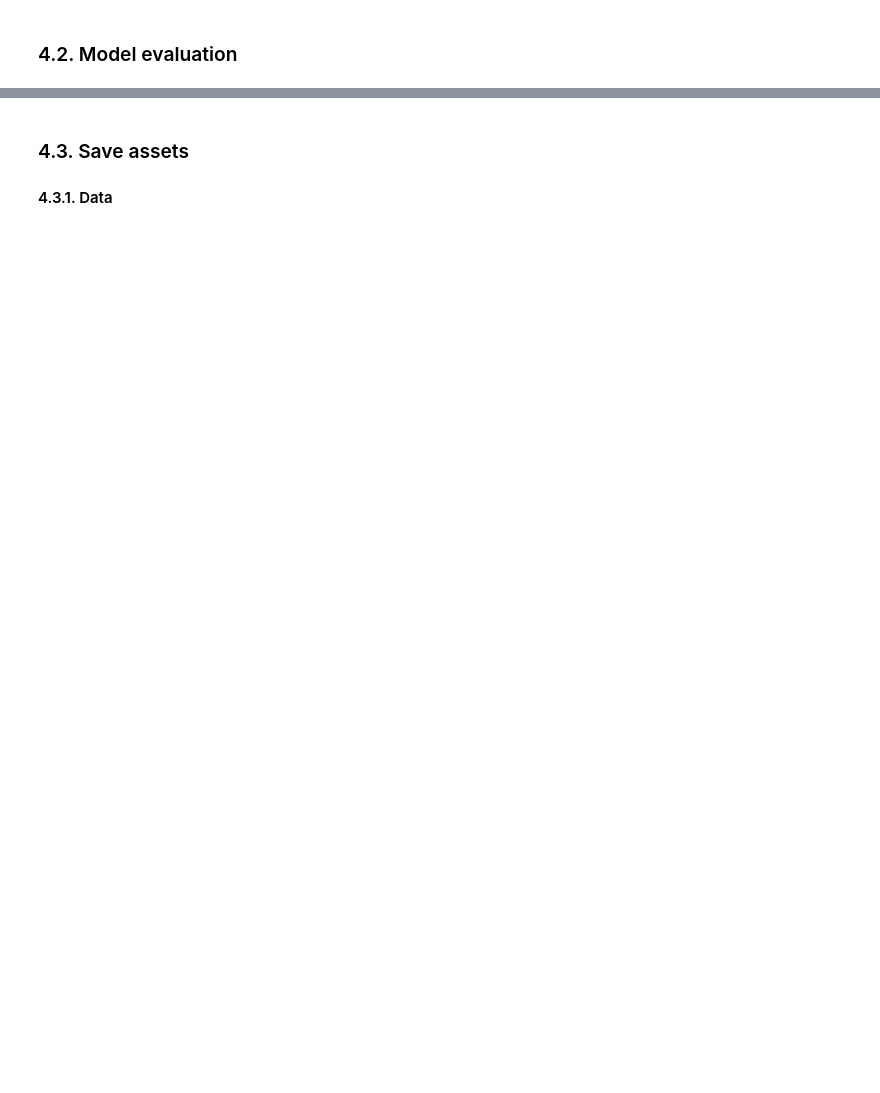
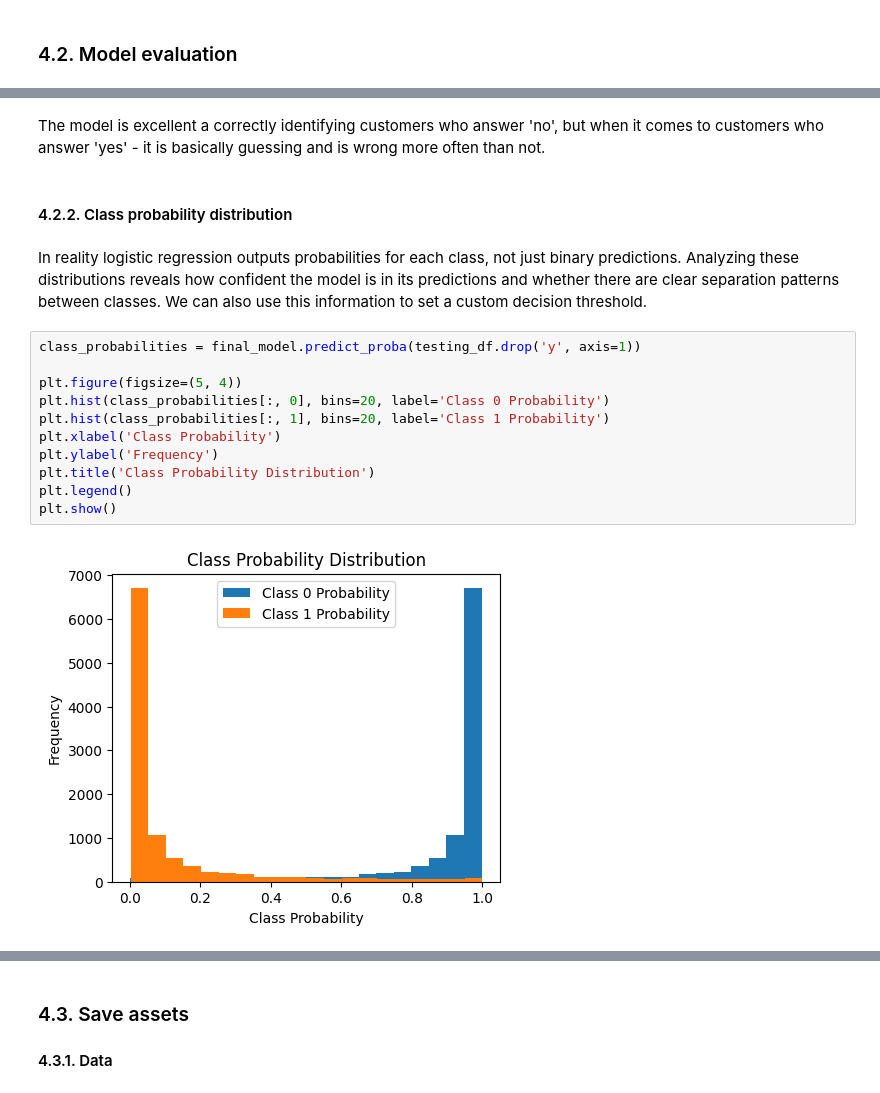
Before and after one commit to 4GeeksAcademy/gperdrizet-logistic-regression-project, a Jupyter notebook: notebooks/solution.ipynb, the cells around one changed output, grey strips where cells are left out. Cells and saved outputs as stored; diff of their text form; blank space fills up the shorter version.

Commit message:
Added class probability plots and manual threshold tuning.

```diff
--- a/notebooks/solution.ipynb
+++ b/notebooks/solution.ipynb
@@ -296,0 +306,19 @@ plt.show()
+# %% [markdown]
+The model is excellent a correctly identifying customers who answer 'no', but when it comes to customers who answer 'yes' - it is basically guessing and is wrong more often than not.
+# %% [markdown]
+#### 4.2.2. Class probability distribution
+# %% [markdown]
+In reality logistic regression outputs probabilities for each class, not just binary predictions. Analyzing these distributions reveals how confident the model is in its predictions and whether there are clear separation patterns between classes. We can also use this information to set a custom decision threshold.
+# %%
+class_probabilities = final_model.predict_proba(testing_df.drop('y', axis=1))
+
+plt.figure(figsize=(5, 4))
+plt.hist(class_probabilities[:, 0], bins=20, label='Class 0 Probability')
+plt.hist(class_probabilities[:, 1], bins=20, label='Class 1 Probability')
+plt.xlabel('Class Probability')
+plt.ylabel('Frequency')
+plt.title('Class Probability Distribution')
+plt.legend()
+plt.show()
+# %% [output]
+[figure, added]
```
Also changed, not shown: parts of 22 cells of this notebook, 4 other files.
